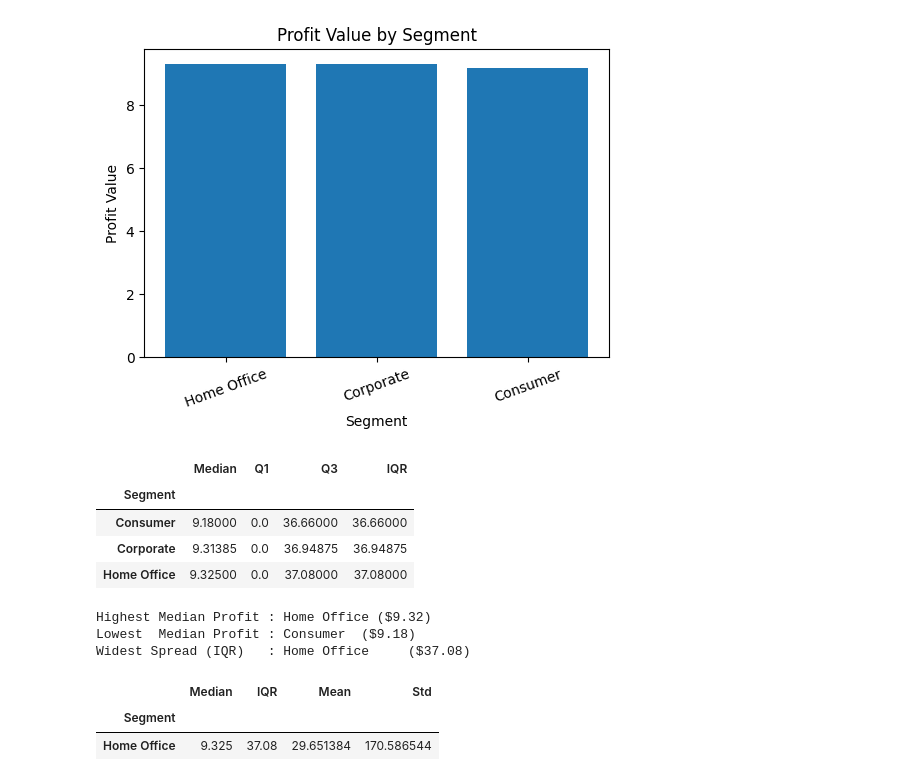
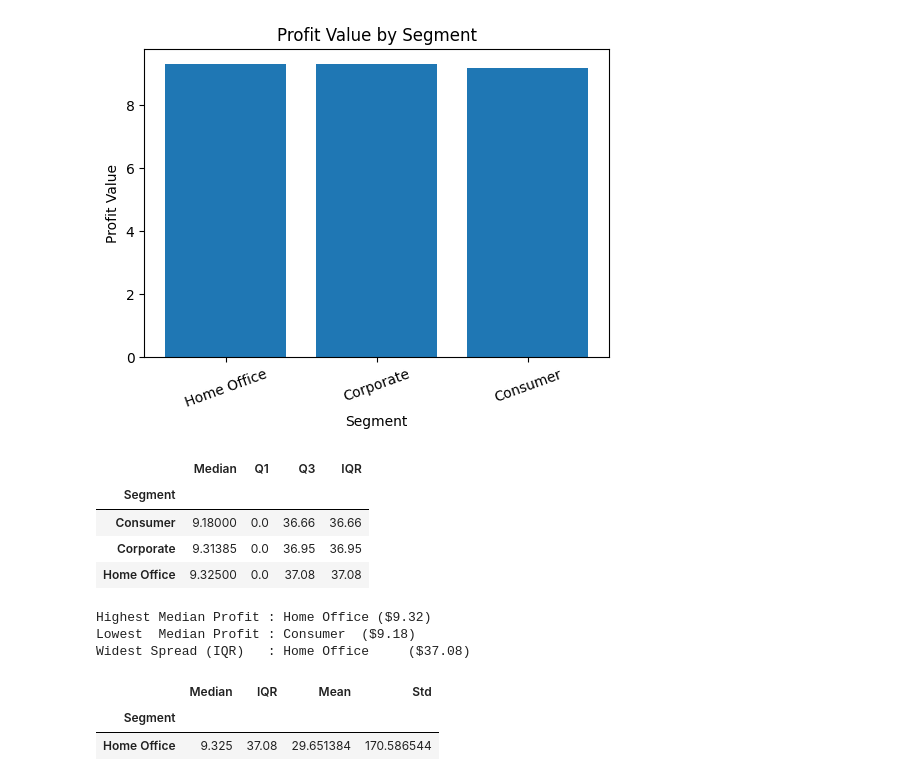
Before and after one commit to nayan-letscreate/HV-Projects, a Jupyter notebook: Graded Assignment on Exploratory Data Analysis.ipynb, the cells around one changed output. Saved outputs shown, nothing was run; the diff lists cells and outputs as text; code cells hidden in the pictures.

```diff
--- a/Graded Assignment on Exploratory Data Analysis.ipynb
+++ b/Graded Assignment on Exploratory Data Analysis.ipynb
@@ -649,30 +649,30 @@ plt.show()
 # %%
 seg_profit_stats = df1.groupby('Segment')['Profit'].agg(
     Median  = 'median',
     Q1      = lambda x: x.quantile(0.25),
-    Q3      = lambda x: x.quantile(0.75)
+    Q3      = lambda x: x.quantile(0.75).round(2)
 )
 
 seg_profit_stats['IQR'] = seg_profit_stats['Q3'] - seg_profit_stats['Q1']
 
 display(seg_profit_stats)
 
 # Highest and lowest median profit
 highest_median = seg_profit_stats['Median'].idxmax()
 lowest_median  = seg_profit_stats['Median'].idxmin()
 
 # Widest spread
 widest_iqr     = seg_profit_stats['IQR'].idxmax()
 
 print(f"Highest Median Profit : {highest_median} (${seg_profit_stats.loc[highest_median, 'Median']:.2f})")
 print(f"Lowest  Median Profit : {lowest_median}  (${seg_profit_stats.loc[lowest_median,  'Median']:.2f})")
 print(f"Widest Spread (IQR)   : {widest_iqr}     (${seg_profit_stats.loc[widest_iqr,     'IQR']:.2f})")
 # %% [output]
 |  | Median | Q1 | Q3 | IQR |
 | Segment |  |  |  |  |
-| Consumer | 9.18000 | 0.0 | 36.66000 | 36.66000 |
-| Corporate | 9.31385 | 0.0 | 36.94875 | 36.94875 |
-| Home Office | 9.32500 | 0.0 | 37.08000 | 37.08000 |
+| Consumer | 9.18000 | 0.0 | 36.66 | 36.66 |
+| Corporate | 9.31385 | 0.0 | 36.95 | 36.95 |
+| Home Office | 9.32500 | 0.0 | 37.08 | 37.08 |
 Highest Median Profit : Home Office ($9.32)
 Lowest  Median Profit : Consumer  ($9.18)
 Widest Spread (IQR)   : Home Office     ($37.08)
```
Also changed, not shown: parts of 2 cells of this notebook.
